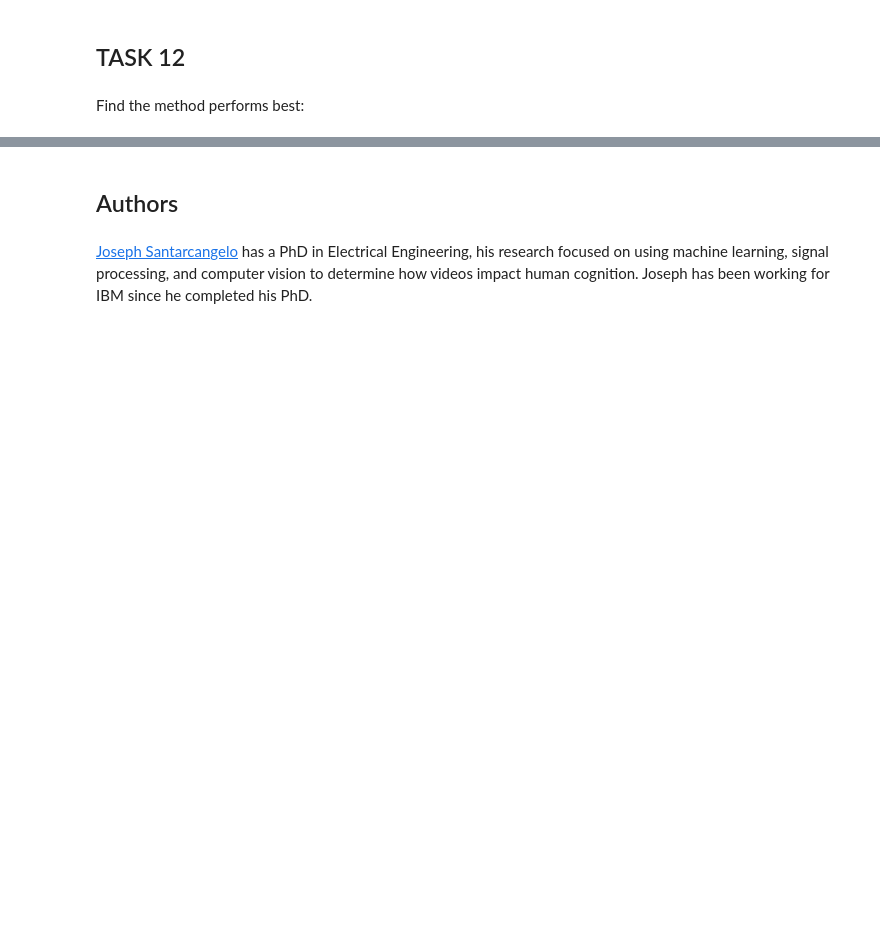
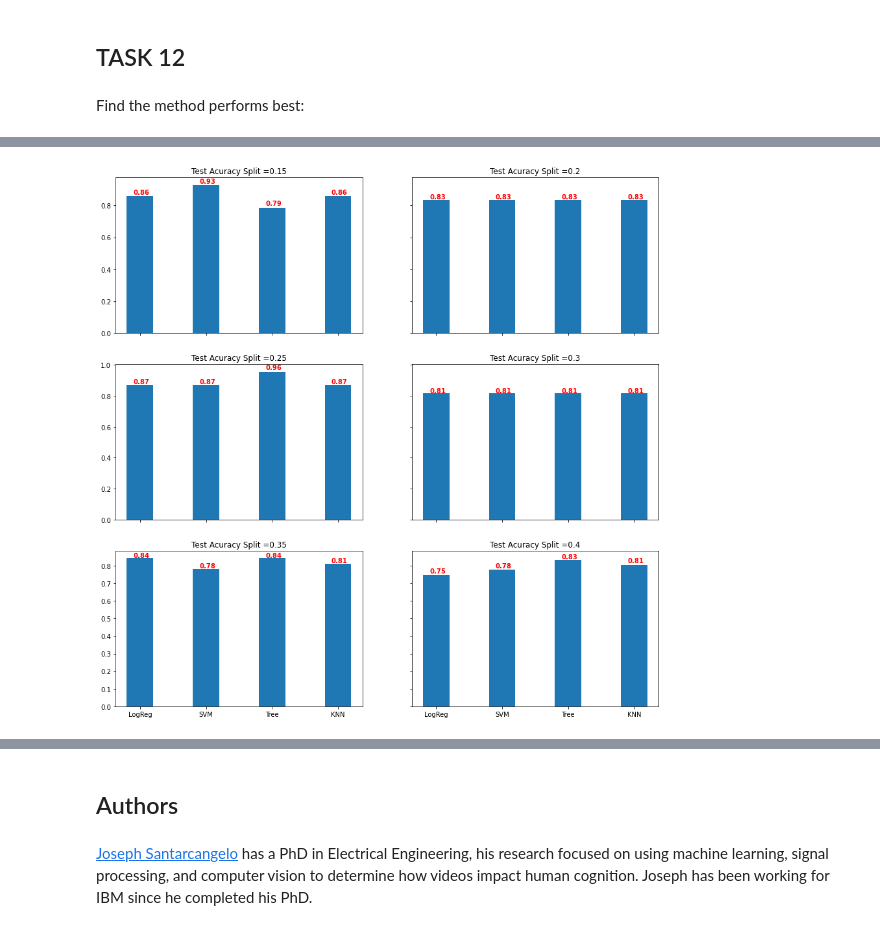
Before and after one commit to bia-santiago/IBMCapstone, a Jupyter notebook: 08 - Machine Learning Prediction.ipynb, the cells around one changed output, grey strips where cells are left out. Saved outputs shown, nothing was run; the diff lists cells and outputs as text; code cells hidden in the pictures; blank space fills up the shorter version.

```diff
--- a/08 - Machine Learning Prediction.ipynb
+++ b/08 - Machine Learning Prediction.ipynb
@@ -467,3 +625,3 @@ KNN GridSearchCV(cv=10, estimator=KNeighborsClassifier(),
 # %%
-scores = pd.DataFrame(row, columns = ['model','split','score','acuracy_test','auc','F1Score'])
-scores.sort_values(['auc','F1Score','acuracy_test','score'],ascending = False)
+scores = pd.DataFrame(row, columns = ['model','split','score_train','score_test','acuracy_test','auc','F1Score'])
+scores.sort_values(['auc','F1Score','acuracy_test','score_test'],ascending = False)
@@ -469,0 +646,16 @@ scores.sort_values(['auc','F1Score','acuracy_test','score'],ascending = False)
+# %%
+split = [0.15,0.2,0.25,0.3,0.35,0.4]
+fig, axs = plt.subplots(3,2,sharex='col', sharey='row',)
+width = 0.4
+fig.set_figheight(15)
+fig.set_figwidth(15)
+for j in range(len(split)):
+    temp = scores[scores.split == split[j]]
+    x, y = j//2, j%2
+    axs[x,y].bar(x=temp.model, height=temp.acuracy_test, width=width)
+    axs[x,y].set_title('Test Acuracy Split =' + str(split[j]))
+    for i, v in enumerate(temp.acuracy_test):
+        v = round(v,2)
+        axs[x,y].text(i-0.1, v+0.01, str(v), color='red', fontweight='bold')
+# %% [output]
+[figure, added]
```
Also changed, not shown: parts of 34 cells of this notebook.
